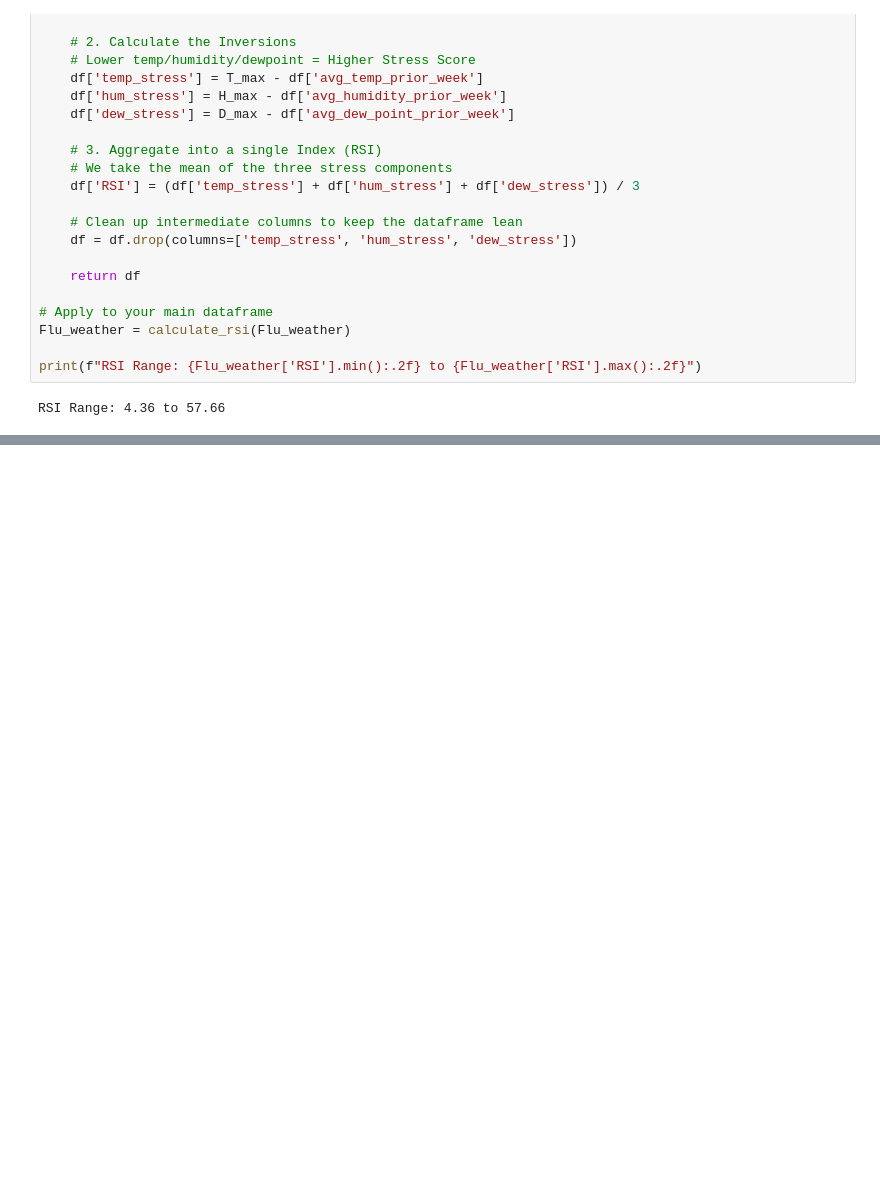
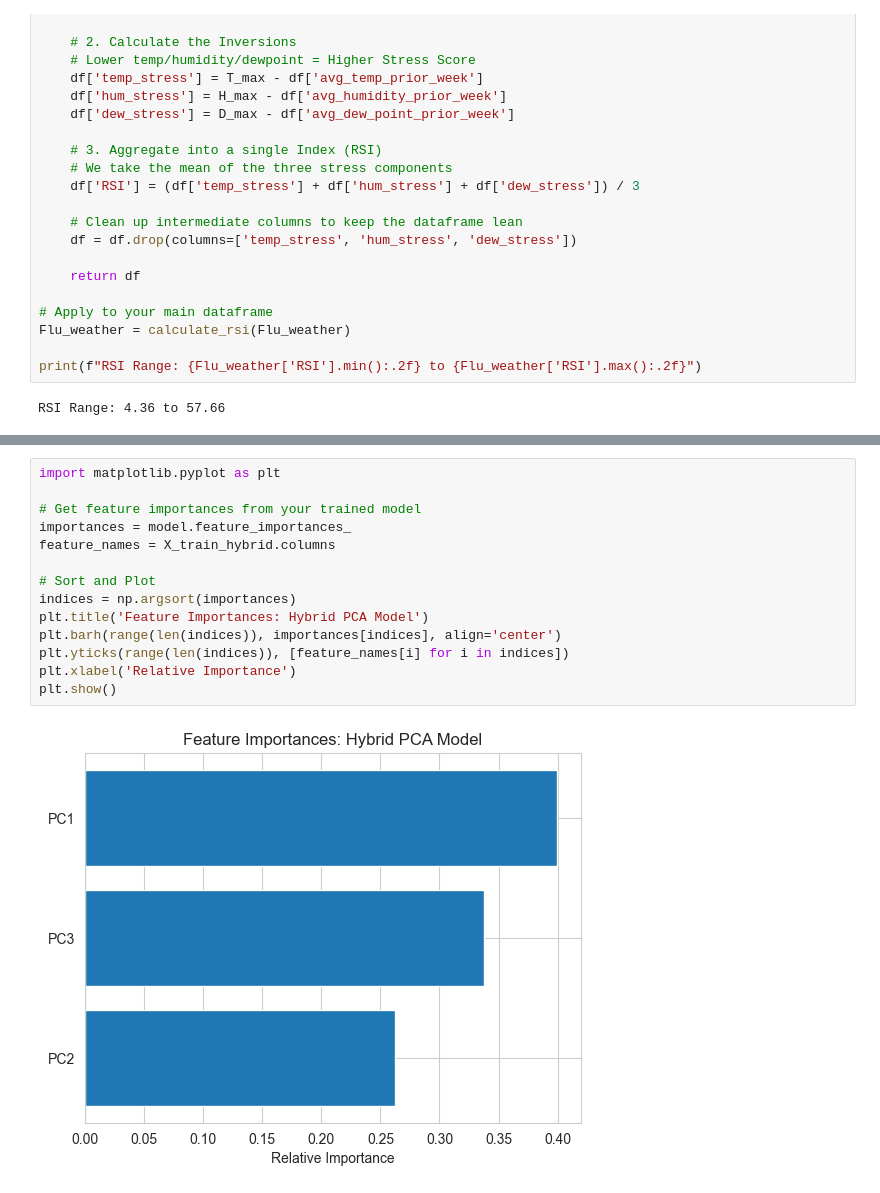
Before and after one commit to gabrielolafs/ds3010-final, a Jupyter notebook: Modeling.ipynb, the cells around one changed output, grey strips where cells are left out. Drawn from its saved outputs; the diff is of its cells as text; blank space fills up the shorter version.

```diff
--- a/Modeling.ipynb
+++ b/Modeling.ipynb
@@ -193,0 +372,16 @@ weighted avg       0.84      0.32      0.43     11397
+# %%
+import matplotlib.pyplot as plt
+
+# Get feature importances from your trained model
+importances = model.feature_importances_
+feature_names = X_train_hybrid.columns
+
+# Sort and Plot
+indices = np.argsort(importances)
+plt.title('Feature Importances: Hybrid PCA Model')
+plt.barh(range(len(indices)), importances[indices], align='center')
+plt.yticks(range(len(indices)), [feature_names[i] for i in indices])
+plt.xlabel('Relative Importance')
+plt.show()
+# %% [output]
+[figure, added]
```
Also changed, not shown: parts of 10 cells of this notebook.
